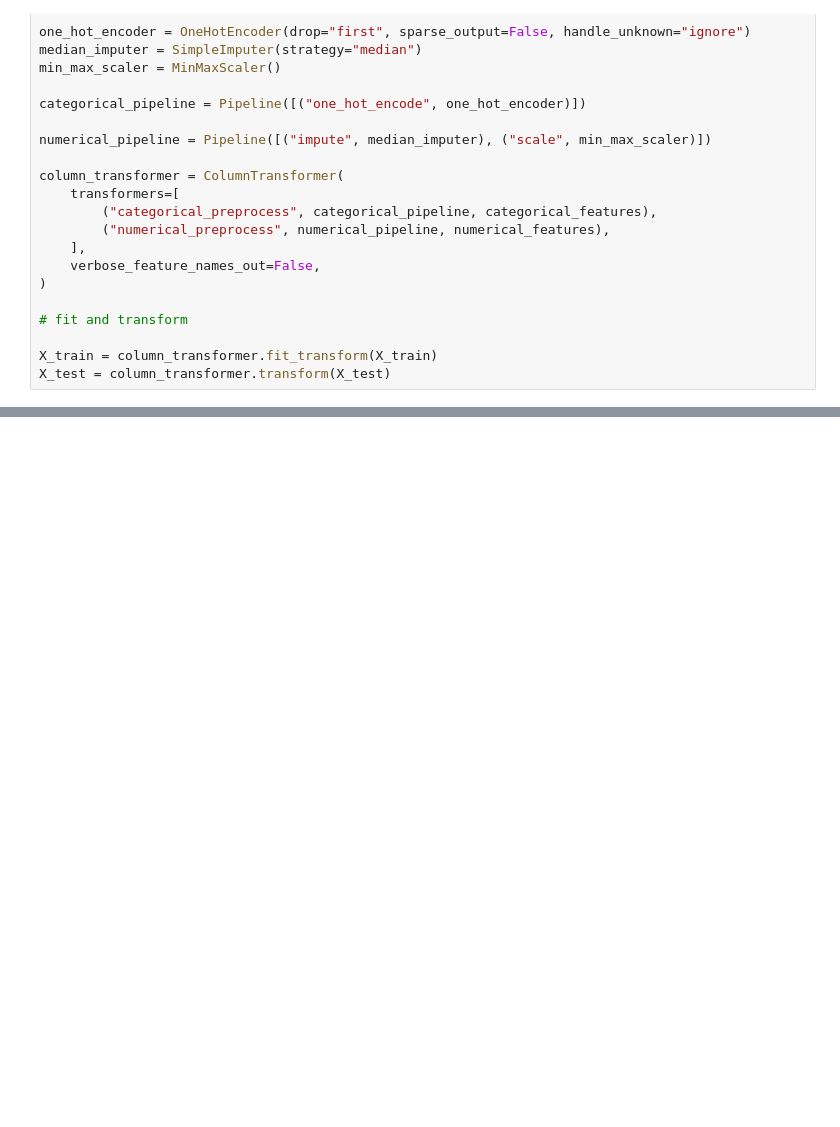
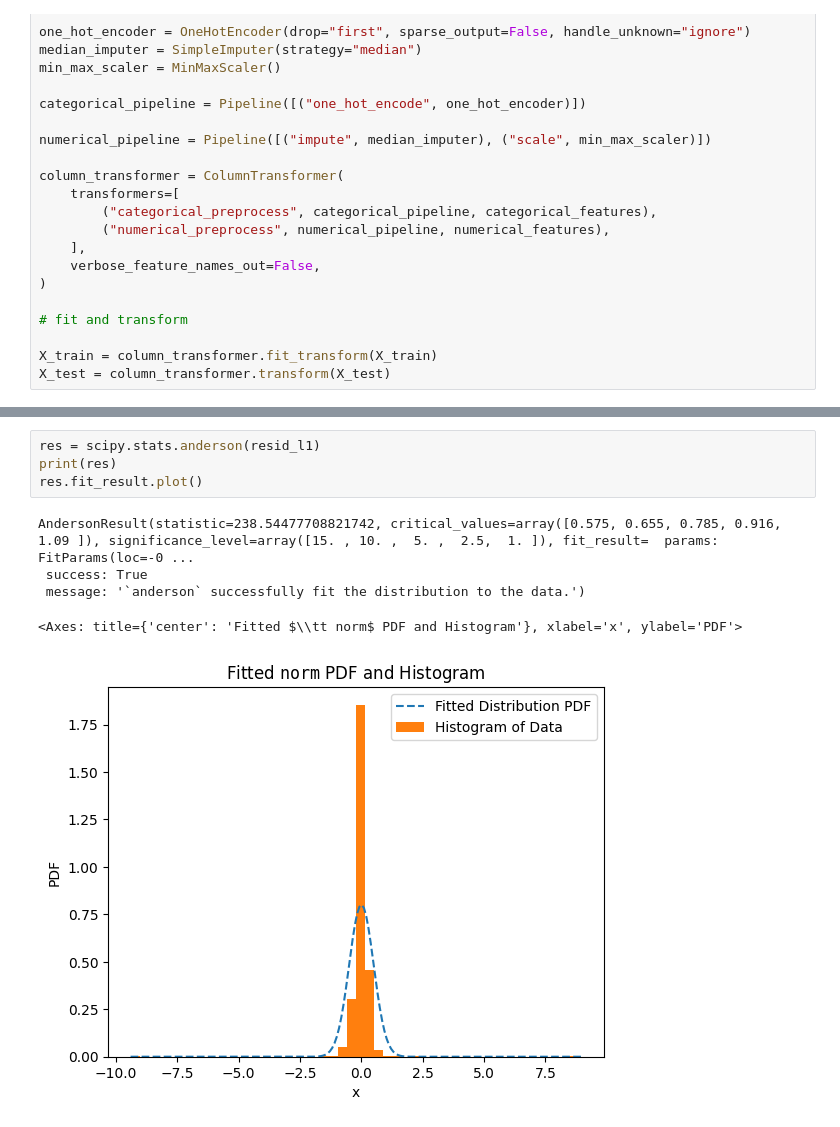
Before and after one commit to barhanc/artificial-intelligence-fundamentals, a Jupyter notebook: lab1/lab_1.ipynb, the cells around one changed output, grey strips where cells are left out. Cells and saved outputs as stored; diff of their text form; blank space fills up the shorter version.

```diff
--- a/lab1/lab_1.ipynb
+++ b/lab1/lab_1.ipynb
@@ -1708,0 +1718,10 @@ array([2.29172188e+02, 5.19467589e+01, 4.26628429e+01, 3.34009962e+01,
+# %%
+res = scipy.stats.anderson(resid_l1)
+print(res)
+res.fit_result.plot()
+# %% [output]
+AndersonResult(statistic=238.54477708821742, critical_values=array([0.575, 0.655, 0.785, 0.916, 1.09 ]), significance_level=array([15. , 10. ,  5. ,  2.5,  1. ]), fit_result=  params: FitParams(loc=-0 ...
+ success: True
+ message: '`anderson` successfully fit the distribution to the data.')
+<Axes: title={'center': 'Fitted $\\tt norm$ PDF and Histogram'}, xlabel='x', ylabel='PDF'>
+[figure, added]
```
Also changed, not shown: parts of 26 cells of this notebook.
